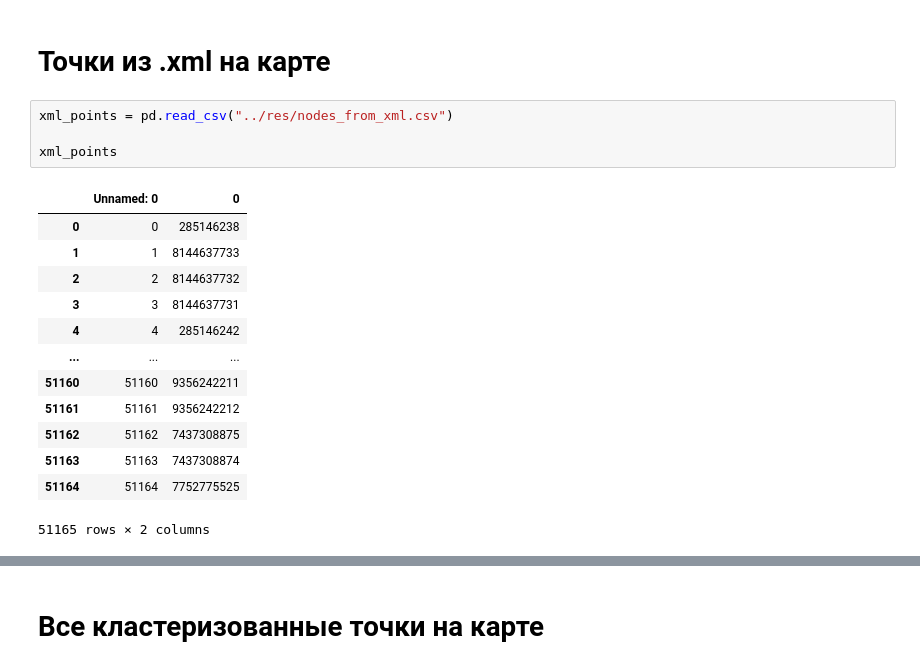
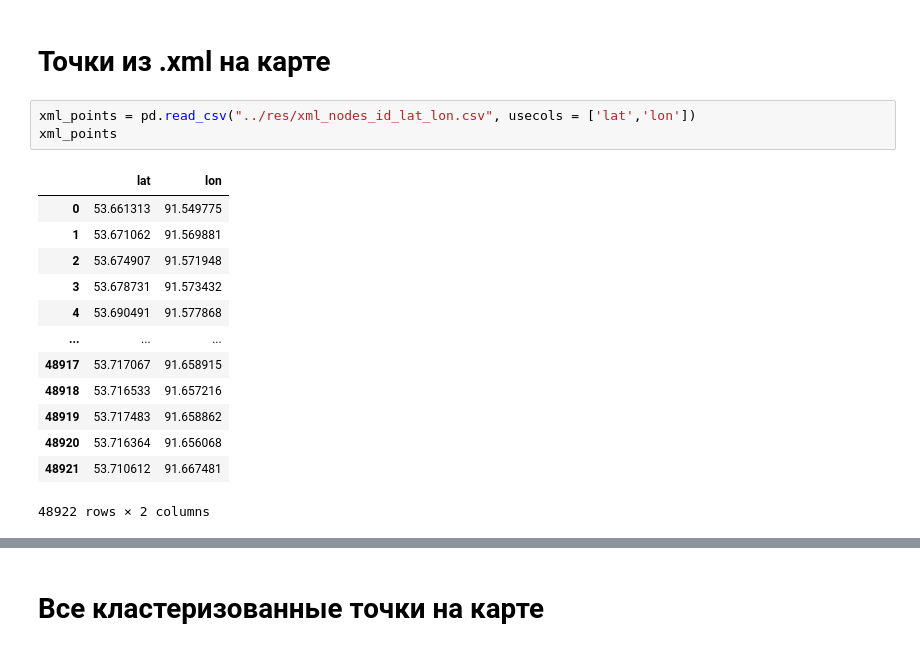
Before and after one commit to MVVladimir/TTE, a Jupyter notebook: notebooks/review.ipynb, the cells around one changed output, grey strips where cells are left out. Drawn from its saved outputs; the diff is of its cells as text.

```diff
--- a/notebooks/review.ipynb
+++ b/notebooks/review.ipynb
@@ -26,20 +26,19 @@ ax.axes.yaxis.set_visible(False)
 # %% [markdown]
 # Точки из .xml на карте
 # %%
-xml_points = pd.read_csv("../res/nodes_from_xml.csv")
-
+xml_points = pd.read_csv("../res/xml_nodes_id_lat_lon.csv", usecols = ['lat','lon'])
 xml_points
 # %% [output]
-|  | Unnamed: 0 | 0 |
-| 0 | 0 | 285146238 |
-| 1 | 1 | 8144637733 |
-| 2 | 2 | 8144637732 |
-| 3 | 3 | 8144637731 |
-| 4 | 4 | 285146242 |
+|  | lat | lon |
+| 0 | 53.661313 | 91.549775 |
+| 1 | 53.671062 | 91.569881 |
+| 2 | 53.674907 | 91.571948 |
+| 3 | 53.678731 | 91.573432 |
+| 4 | 53.690491 | 91.577868 |
 | ... | ... | ... |
-| 51160 | 51160 | 9356242211 |
-| 51161 | 51161 | 9356242212 |
-| 51162 | 51162 | 7437308875 |
-| 51163 | 51163 | 7437308874 |
-| 51164 | 51164 | 7752775525 |
+| 48917 | 53.717067 | 91.658915 |
+| 48918 | 53.716533 | 91.657216 |
+| 48919 | 53.717483 | 91.658862 |
+| 48920 | 53.716364 | 91.656068 |
+| 48921 | 53.710612 | 91.667481 |
-51165 rows × 2 columns
+48922 rows × 2 columns
```
Also changed, not shown: parts of 2 cells of this notebook, 4 other files.
